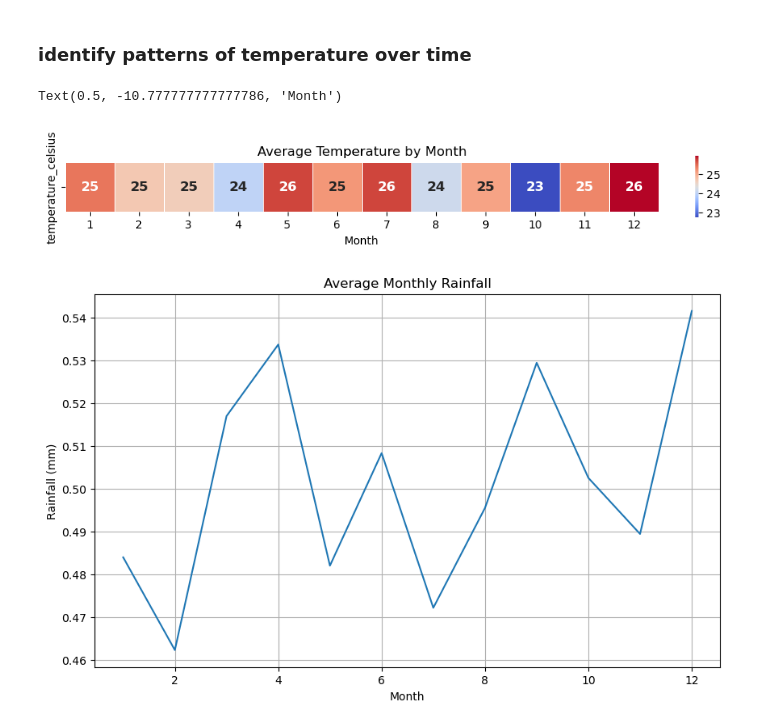
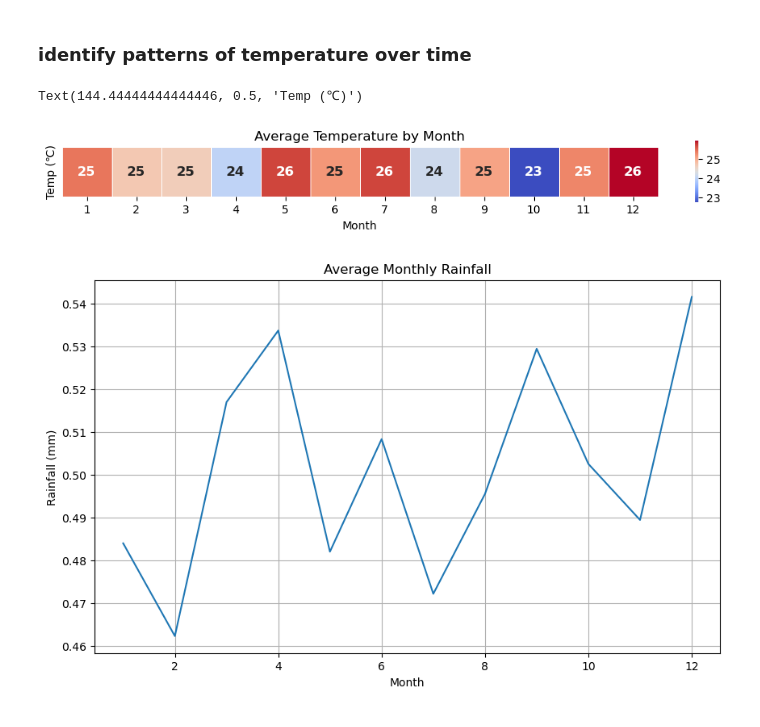
Before and after one commit to GichukiEdwin/Data_Science_EA_Projects, a Jupyter notebook: Weather_Data_Analysis_and_Forecasting.ipynb, the cells around one changed output. Drawn from its saved outputs; the diff is of its cells as text; code cells hidden in the pictures.

```diff
--- a/Weather_Data_Analysis_and_Forecasting.ipynb
+++ b/Weather_Data_Analysis_and_Forecasting.ipynb
@@ -453,13 +453,14 @@ plt.show()
 # %%
 monthly_temp=df1[['month','temperature_celsius']].groupby('month').mean()
 monthly_temp_df=monthly_temp.T
 plt.figure(figsize=(12, 1))
-sns.heatmap(monthly_temp_df,annot=True,cmap="coolwarm",cbar=True,annot_kws={'fontsize':12,'fontweight':'bold'},square=True,linewidths=0.5)
+sns.heatmap(monthly_temp_df,annot=True,cmap="coolwarm",cbar=True,annot_kws={'fontsize':12,'fontweight':'bold'},square=True,linewidths=0.5,yticklabels=False)
 plt.title('Average Temperature by Month')
 plt.xlabel('Month')
+plt.ylabel('Temp (℃)')
 # %% [output]
-Text(0.5, -10.777777777777786, 'Month')
+Text(144.44444444444446, 0.5, 'Temp (℃)')
-[figure, old version]
+[figure, new version]
 # %%
 monthly_rain=df1.groupby('month')['rain'].mean()
 
```
Also changed, not shown: parts of 2 cells of this notebook.
